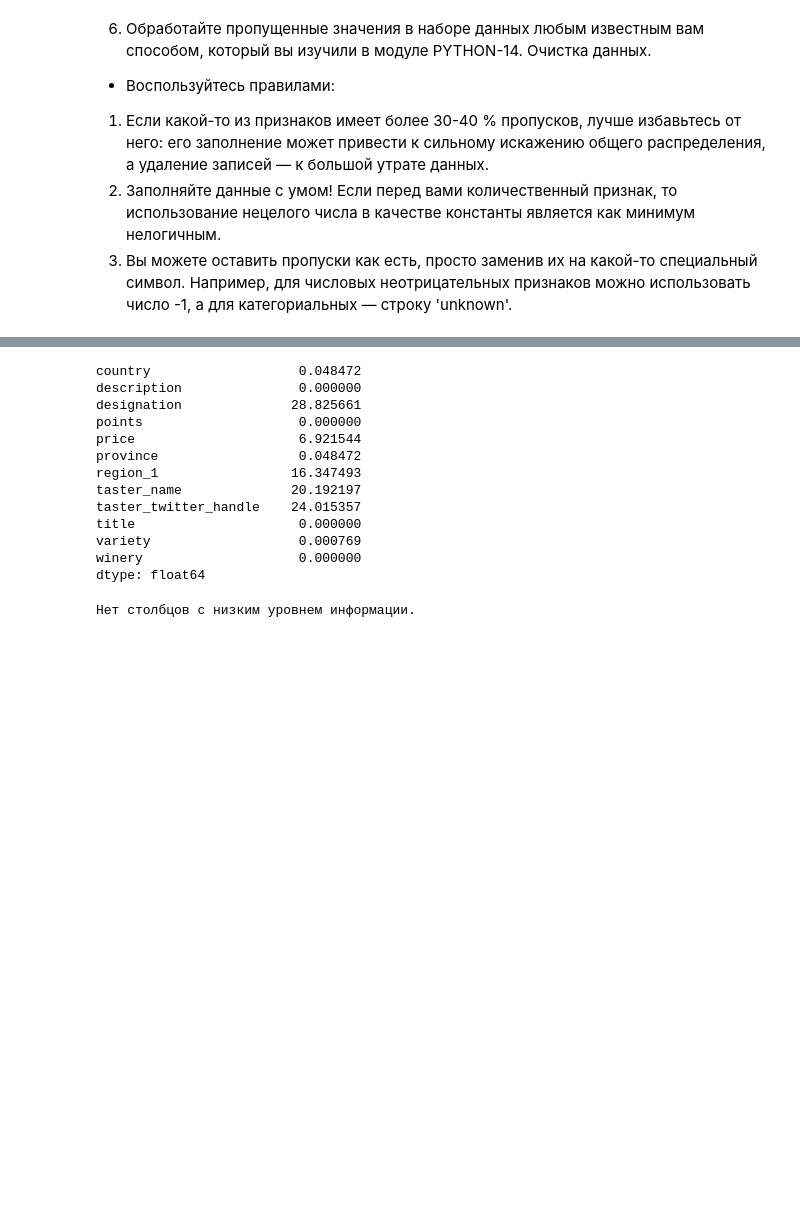
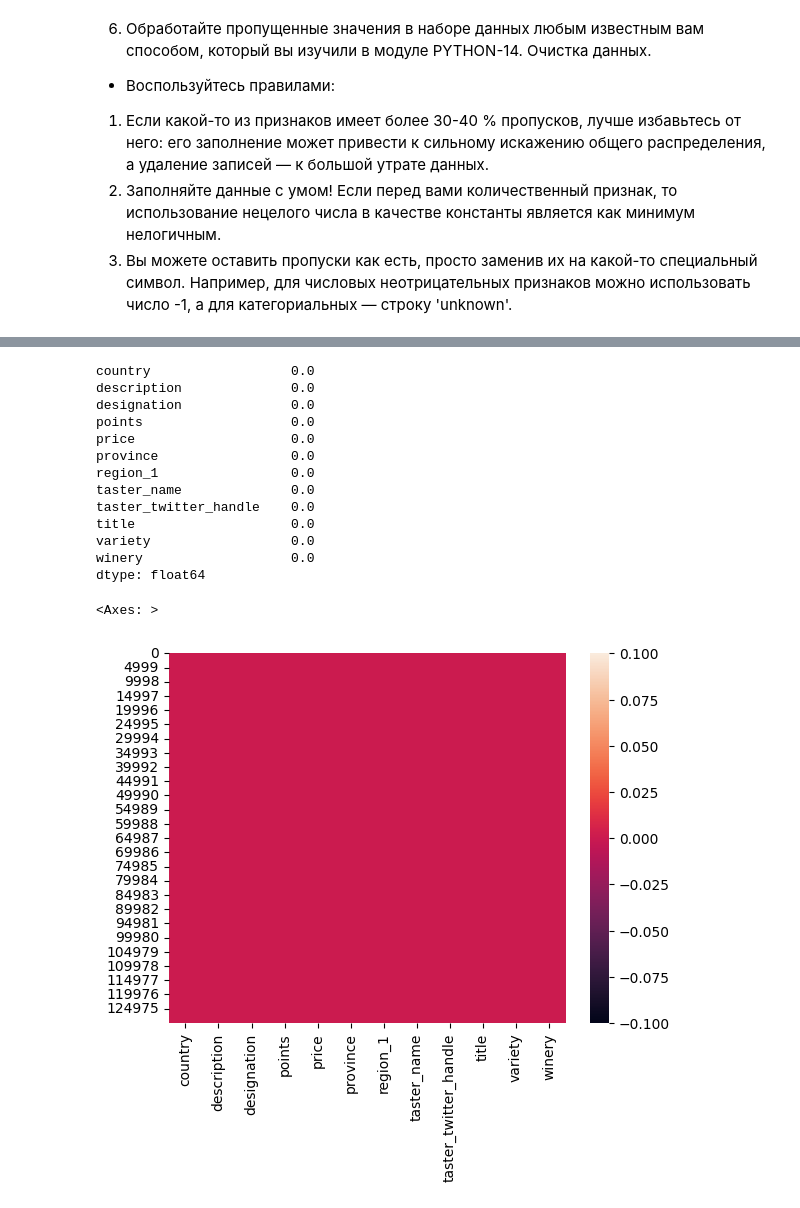
Before and after one commit to AbiNazim/Study_DataScience, a Jupyter notebook: Учеба/EDA/EDA-1. Введение в разведывательный анализ данных. Алгоритмы и методы EDA.ipynb, the cells around one changed output, grey strips where cells are left out. Cells and saved outputs as stored; diff of their text form; code cells hidden in the pictures; blank space fills up the shorter version.

```diff
--- a/Учеба/EDA/EDA-1. Введение в разведывательный анализ данных. Алгоритмы и методы EDA.ipynb
+++ b/Учеба/EDA/EDA-1. Введение в разведывательный анализ данных. Алгоритмы и методы EDA.ipynb
@@ -153,49 +170,37 @@ dtype: float64
 thresh = wine_copy.shape[0]*0.7
 # удаляем столбцы, в которых более 30% (100-70) пропусков
 wine_copy = wine_copy.dropna(thresh=thresh, axis=1)  # удаляем записи, в которых есть хотя бы 1 пропуск
+
+# признаки с пропусками заменим на unknown
+wine_copy['designation'] = wine_copy['designation'].fillna('unknown')
+wine_copy['region_1'] = wine_copy['region_1'].fillna('unknown')
+wine_copy['taster_name'] = wine_copy['taster_name'].fillna('unknown')
+wine_copy['taster_twitter_handle'] = wine_copy['taster_twitter_handle'].fillna('unknown')
+
+# признаки с маленьким количеством пропусков заменим на самые частовречающиеся значения
+wine_copy['country'] = wine_copy['country'].fillna('US')
+wine_copy['price'] = wine_copy['price'].fillna(wine_copy['price'].mean())
+wine_copy['province'] = wine_copy['province'].fillna('California')
+wine_copy['variety'] = wine_copy['variety'].fillna('Pinot Noir')
+
 # отображаем результирующую долю пропусков
 wine_copy.isnull().sum() / len(wine_copy) * 100
 # %% [output]
-country                   0.048472
-description               0.000000
-designation              28.825661
-points                    0.000000
-price                     6.921544
-province                  0.048472
-region_1                 16.347493
-taster_name              20.192197
-taster_twitter_handle    24.015357
-title                     0.000000
-variety                   0.000769
-winery                    0.000000
+country                  0.0
+description              0.0
+designation              0.0
+points                   0.0
+price                    0.0
+province                 0.0
+region_1                 0.0
+taster_name              0.0
+taster_twitter_handle    0.0
+title                    0.0
+variety                  0.0
+winery                   0.0
 dtype: float64
-# %%
-low_information_cols = []
-
-# Список для хранения информации о столбцах
-info_output = []
-
-for col in wine_copy:
-    #наибольшая относительная частота в признаке
-    top_freq = wine_copy[col].value_counts(normalize=True).max()
-    #доля уникальных значений от размера признака
-    nunique_ratio = wine_copy[col].nunique() / wine_copy[col].count()
-    # сравниваем наибольшую частоту с порогом
-    if top_freq > 0.95:
-        low_information_cols.append(col)
-        print(f'{col}: {round(top_freq*100, 2)}% одинаковых значений')
-    # сравниваем долю уникальных значений с порогом
-    if nunique_ratio > 0.95:
-        low_information_cols.append(col)
-        print(f'{col}: {round(nunique_ratio*100, 2)}% уникальных значений')
-
-for info in info_output:
-    print(info)
-
-# Выводим список столбцов с низкой информацией, если необходимо
-if low_information_cols:
-    print('Столбцы с низким уровнем информации:', low_information_cols)
-else:
-    print('Нет столбцов с низким уровнем информации.')
-# %% [output]
-Нет столбцов с низким уровнем информации.
+# %%
+sns.heatmap(wine_copy.isnull())
+# %% [output]
+<Axes: >
+[figure, added]
```
Also changed, not shown: parts of 4 cells of this notebook, 2 other files.
